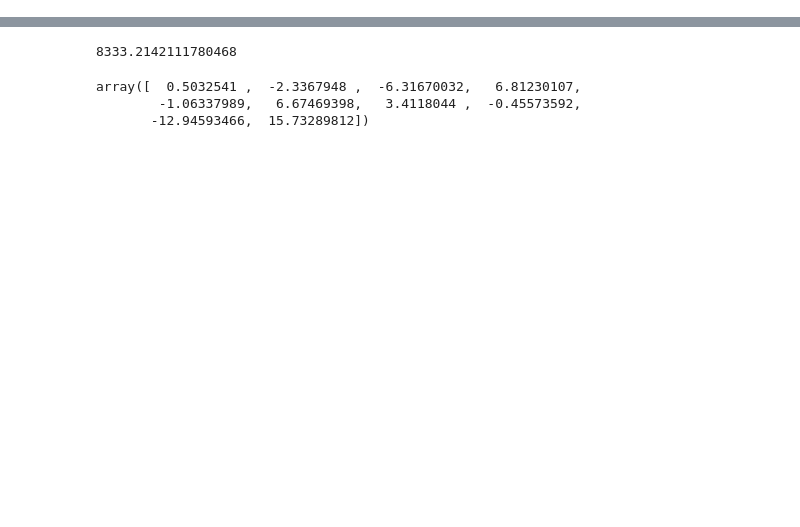
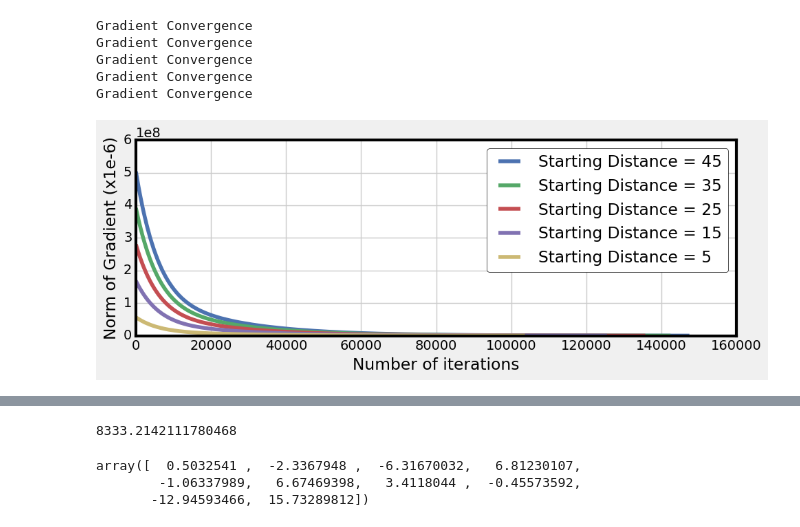
Before and after one commit to amartyashankha/6.867-HW-2016, a Jupyter notebook: HW1/P1/gradient_descent.ipynb, the cells around one changed output, grey strips where cells are left out. Cells and saved outputs as stored; diff of their text form; code cells hidden in the pictures; blank space fills up the shorter version.

```diff
--- a/HW1/P1/gradient_descent.ipynb
+++ b/HW1/P1/gradient_descent.ipynb
@@ -63,0 +106,23 @@ log = GD(x0, test_gauss, None, 10000).step()
+# %%
+minima = np.array([26.67,26.67])
+start_point = [np.array([26.67,31.7+i*10]) for i in range(5)]
+log = [q_log(start_point[i], 1e-5, 1e-1) for i in range(len(start_point))]
+X = [range(len(log[i])) for i in range(len(log))]
+Y = [[val[1]*1e6 for val in log[i]] for i in range(len(log))]
+plt.figure(figsize=(10,4))
+for idx in range(len(log)):
+    i = len(log)-1-idx
+    dist = int(np.linalg.norm(start_point[i]-log[i][-1][0]))
+    plt.plot(X[i], Y[i], label='Starting Distance = '+str(dist))
+    plt.xlabel('Number of iterations')
+    plt.ylabel('Norm of Gradient (x1e-6)')
+    plt.legend()
+plt.show()
+plt.close()
+# %% [output]
+Gradient Convergence
+Gradient Convergence
+Gradient Convergence
+Gradient Convergence
+Gradient Convergence
+[figure, added]
```
Also changed, not shown: parts of 25 cells of this notebook, 27 other files.
